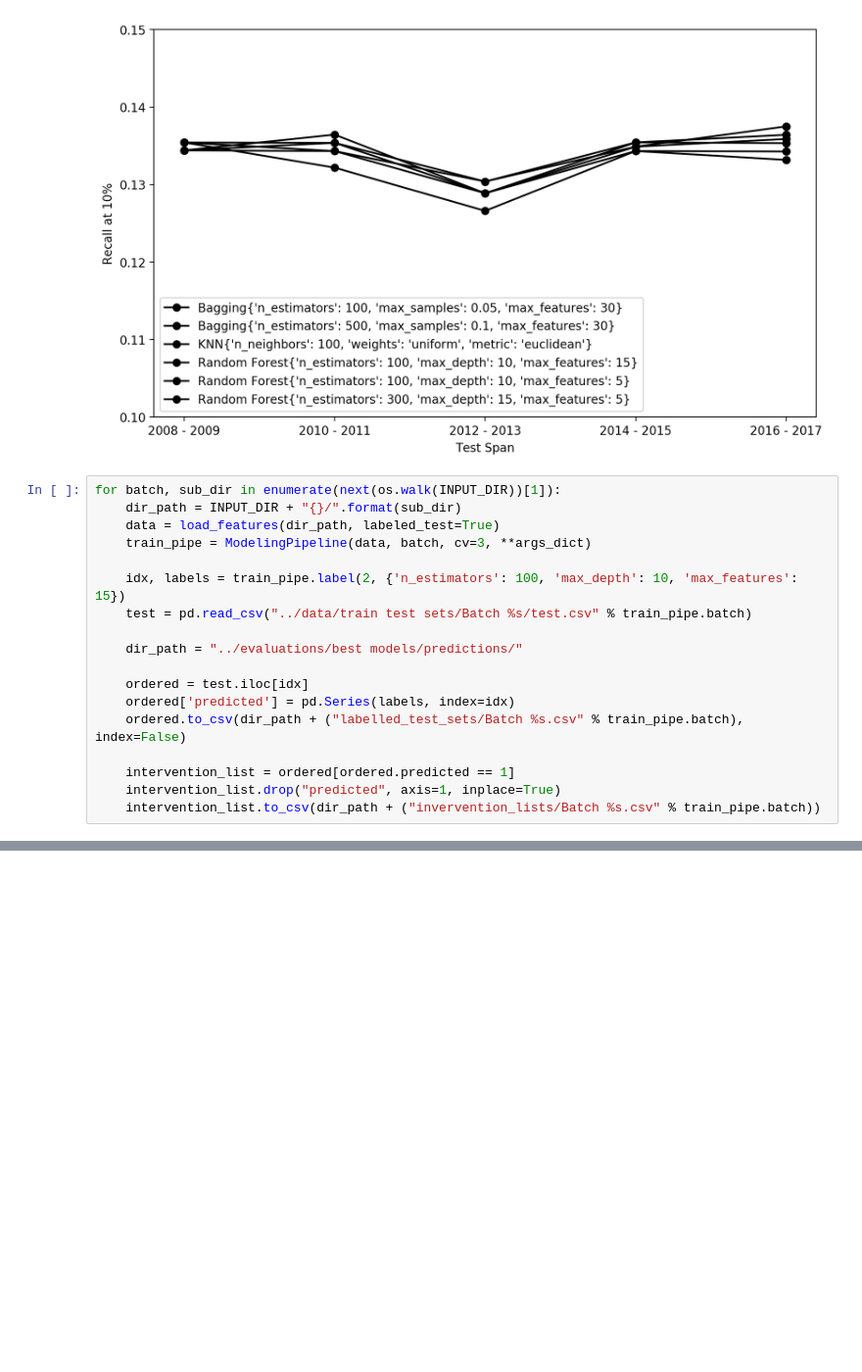
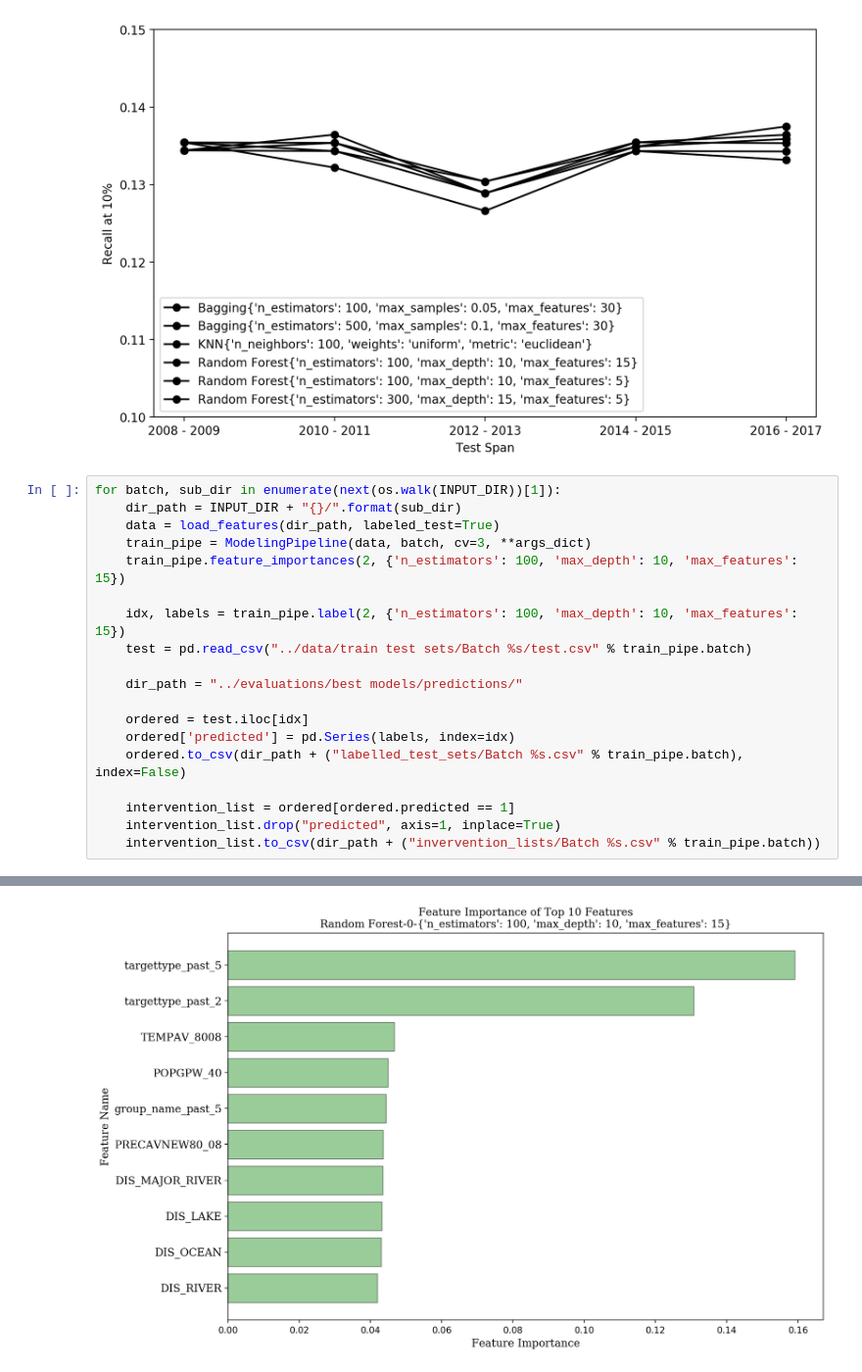
Before and after one commit to ZIYU-DEEP/Predicting-Terrorist-Attack-Using-Machine-Learning, a Jupyter notebook: notebooks/Evaluate Best Models.ipynb, the cells around one changed output, grey strips where cells are left out. Shown at 98% size. Saved outputs shown, nothing was run; the diff lists cells and outputs as text; blank space fills up the shorter version.

```diff
--- a/notebooks/Evaluate Best Models.ipynb
+++ b/notebooks/Evaluate Best Models.ipynb
@@ -79,6 +79,7 @@ for batch, sub_dir in enumerate(next(os.walk(INPUT_DIR))[1]):
     dir_path = INPUT_DIR + "{}/".format(sub_dir)
     data = load_features(dir_path, labeled_test=True)
     train_pipe = ModelingPipeline(data, batch, cv=3, **args_dict)
+    train_pipe.feature_importances(2, {'n_estimators': 100, 'max_depth': 10, 'max_features': 15})
 
     idx, labels = train_pipe.label(2, {'n_estimators': 100, 'max_depth': 10, 'max_features': 15})
     test = pd.read_csv("../data/train test sets/Batch %s/test.csv" % train_pipe.batch)
@@ -109,4 +110,5 @@ Do NOT Include Plots for Evaluations
 
 
 ##----------------------------------------------------------------------------------------------------------------------------------------------------------------##
 <BATCH 4; Model Configured. Random Forest.>
+[figure, added]
```
Also changed, not shown: parts of 1 cell of this notebook, 9 other files.
